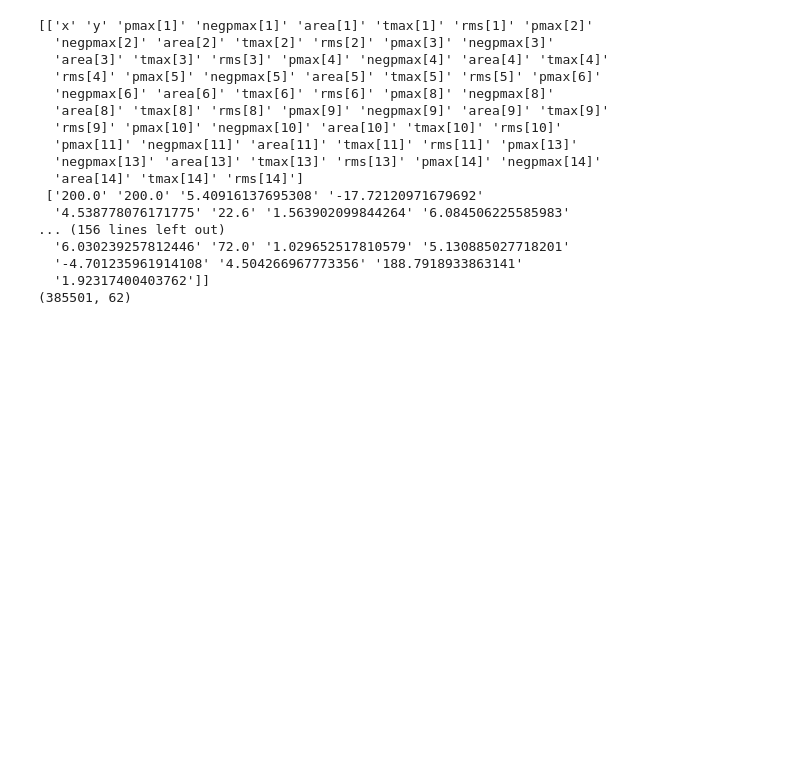
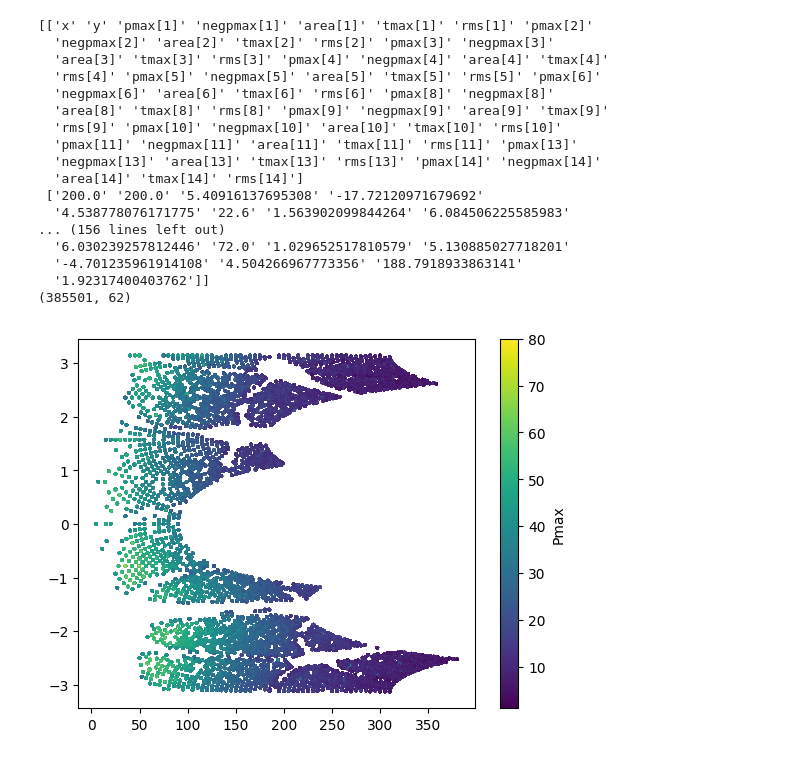
Before and after one commit to arildus/DSL_project2, a Jupyter notebook: DSL_project/visualize_data.ipynb, the cells around one changed output. Cells and saved outputs as stored; diff of their text form; code cells hidden in the pictures; blank space fills up the shorter version.

```diff
--- a/DSL_project/visualize_data.ipynb
+++ b/DSL_project/visualize_data.ipynb
@@ -82,3 +78,17 @@ print(coordinates.shape)
   '-4.701235961914108' '4.504266967773356' '188.7918933863141'
   '1.92317400403762']]
 (385501, 62)
+# %%
+z = [complex(point[0]-510, point[1]-420) for point in zip(x, y)]
+# %%
+polar = [cmath.polar(z_i) for z_i in z]
+# %%
+r = [polar[i][0] for i in range(len(polar))]
+theta = [polar[i][1] for i in range(len(polar))]
+# %%
+plt.scatter(r, theta, c=tmax, cmap="viridis", s=2, vmax=80)
+cbar = plt.colorbar()
+cbar.set_label("Pmax")
+plt.show()
+# %% [output]
+[figure, added]
```
Also changed, not shown: parts of 8 cells of this notebook, 5 other files.
